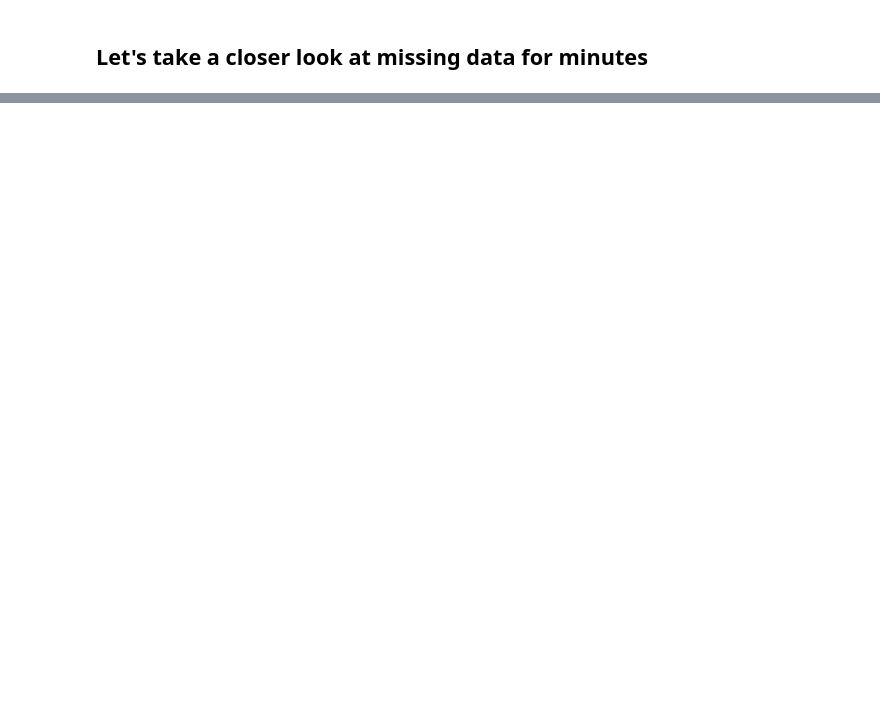
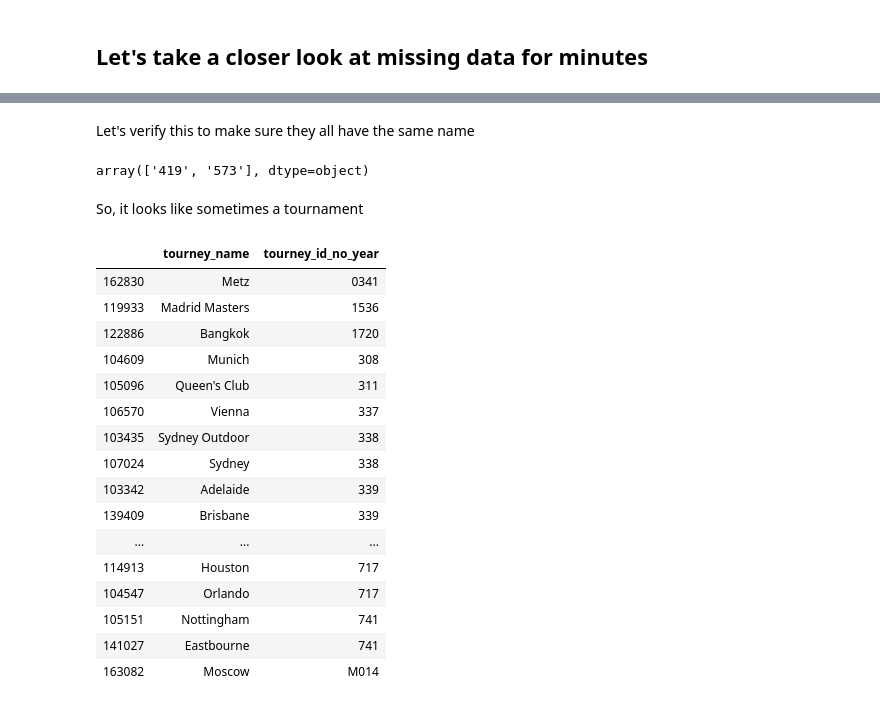
Before and after one commit to sv650s/atp-tennis-predictions, a Jupyter notebook: notebooks/atpdata EDA.ipynb, the cells around one changed output, grey strips where cells are left out. Cells and saved outputs as stored; diff of their text form; code cells hidden in the pictures; blank space fills up the shorter version.

```diff
--- a/notebooks/atpdata EDA.ipynb
+++ b/notebooks/atpdata EDA.ipynb
@@ -263,5 +340,0 @@ matches[matches.minutes.isnull()]["best_of"].plot(kind='hist')
-# %%
-# looks like there are quite a lot more matches that are 3 sets vs 5 sets
-# let's imput missing values according to the average match time for best_of
-
-matches.loc[(matches.minutes.isnull()) & (matches.best_of == 3), "minutes"] = matches[(matches.minutes.notnull()) & (matches.best_of == 3)].mean()
@@ -295,0 +437,29 @@ matches.tourney_date.max()
+# %% [markdown]
+Let's verify this to make sure they all have the same name
+# %%
+matches.tourney_id_no_year.sample(2).values
+# %% [output]
+array(['419', '573'], dtype=object)
+# %% [markdown]
+So, it looks like sometimes a tournament
+# %%
+tids = matches.tourney_id_no_year.sample(40).values
+matches[matches.tourney_id_no_year.isin(tids)][["tourney_name","tourney_id_no_year"]].drop_duplicates().sort_values("tourney_id_no_year")
+# %% [output]
+|  | tourney_name | tourney_id_no_year |
+| 162830 | Metz | 0341 |
+| 119933 | Madrid Masters | 1536 |
+| 122886 | Bangkok | 1720 |
+| 104609 | Munich | 308 |
+| 105096 | Queen's Club | 311 |
+| 106570 | Vienna | 337 |
+| 103435 | Sydney Outdoor | 338 |
+| 107024 | Sydney | 338 |
+| 103342 | Adelaide | 339 |
+| 139409 | Brisbane | 339 |
+| ... | ... | ... |
+| 114913 | Houston | 717 |
+| 104547 | Orlando | 717 |
+| 105151 | Nottingham | 741 |
+| 141027 | Eastbourne | 741 |
+| 163082 | Moscow | M014 |
```
Also changed, not shown: parts of 28 cells of this notebook, 2 other files.
